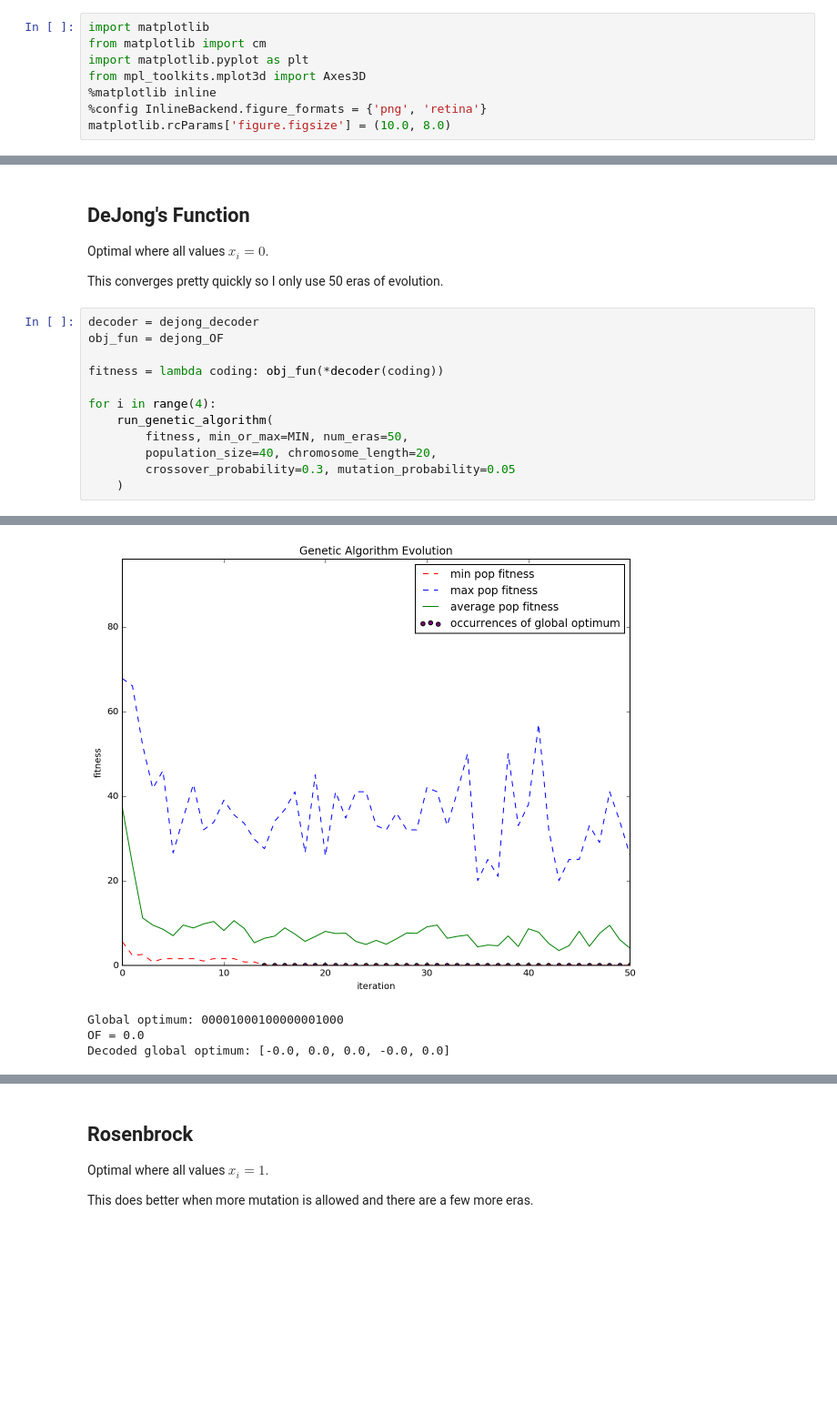
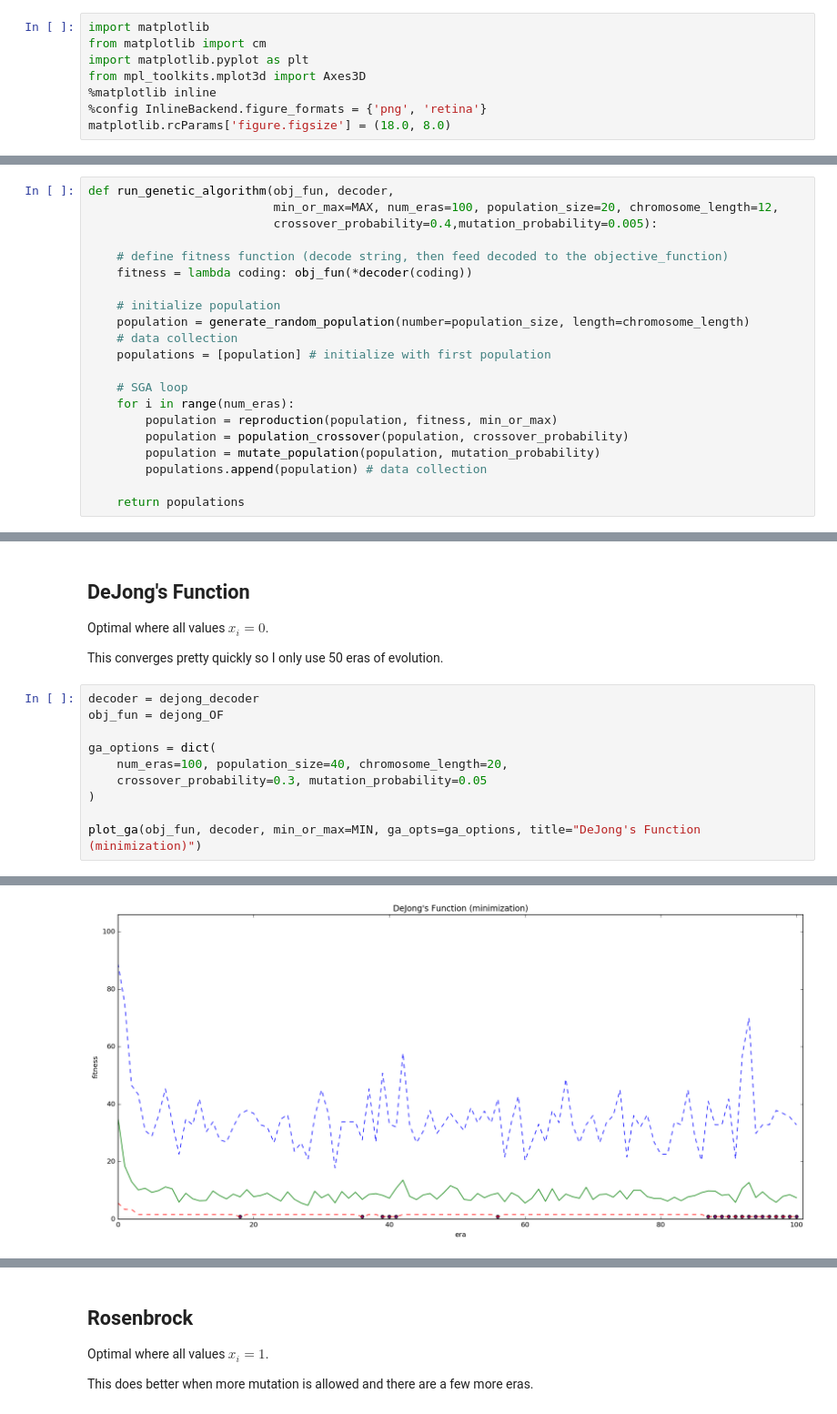
Before and after one commit to glifchits/simple-genetic-algorithm, a Jupyter notebook: SGA.ipynb, the cells around one changed output, grey strips where cells are left out. Shown at 91% size. Cells and saved outputs as stored; diff of their text form; blank space fills up the shorter version.

Commit message:
big overhaul. side-by-side min/max, generalize ESF and plotting

```diff
--- a/SGA.ipynb
+++ b/SGA.ipynb
@@ -23,7 +23,7 @@ import matplotlib.pyplot as plt
 from mpl_toolkits.mplot3d import Axes3D
 %matplotlib inline
 %config InlineBackend.figure_formats = {'png', 'retina'}
-matplotlib.rcParams['figure.figsize'] = (10.0, 8.0)
+matplotlib.rcParams['figure.figsize'] = (18.0, 8.0)
 # %% [markdown]
 # SGA Implementation
 
@@ -258,2 +197,23 @@ def run_genetic_algorithm(fitness,
+# %%
+def run_genetic_algorithm(obj_fun, decoder,
+                          min_or_max=MAX, num_eras=100, population_size=20, chromosome_length=12,
+                          crossover_probability=0.4,mutation_probability=0.005):
+
+    # define fitness function (decode string, then feed decoded to the objective_function)
+    fitness = lambda coding: obj_fun(*decoder(coding))
+
+    # initialize population
+    population = generate_random_population(number=population_size, length=chromosome_length)
+    # data collection
+    populations = [population] # initialize with first population
+
+    # SGA loop
+    for i in range(num_eras):
+        population = reproduction(population, fitness, min_or_max)
+        population = population_crossover(population, crossover_probability)
+        population = mutate_population(population, mutation_probability)
+        populations.append(population) # data collection
+
+    return populations
 # %% [markdown]
 # Benchmarks
@@ -336,12 +382,10 @@ This converges pretty quickly so I only use 50 eras of evolution.
 decoder = dejong_decoder
 obj_fun = dejong_OF
 
-fitness = lambda coding: obj_fun(*decoder(coding))
+ga_options = dict(
+    num_eras=100, population_size=40, chromosome_length=20,
+    crossover_probability=0.3, mutation_probability=0.05
+)
 
-for i in range(4):
-    run_genetic_algorithm(
-        fitness, min_or_max=MIN, num_eras=50,
-        population_size=40, chromosome_length=20,
-        crossover_probability=0.3, mutation_probability=0.05
-    )
+plot_ga(obj_fun, decoder, min_or_max=MIN, ga_opts=ga_options, title="DeJong's Function (minimization)")
 # %% [output]
@@ -348,4 +396 @@ for i in range(4):
-[figure, old version]
+[figure, new version]
-Global optimum: 00001000100000001000
-OF = 0.0
-Decoded global optimum: [-0.0, 0.0, 0.0, -0.0, 0.0]
```
Also changed, not shown: parts of 34 cells of this notebook.
